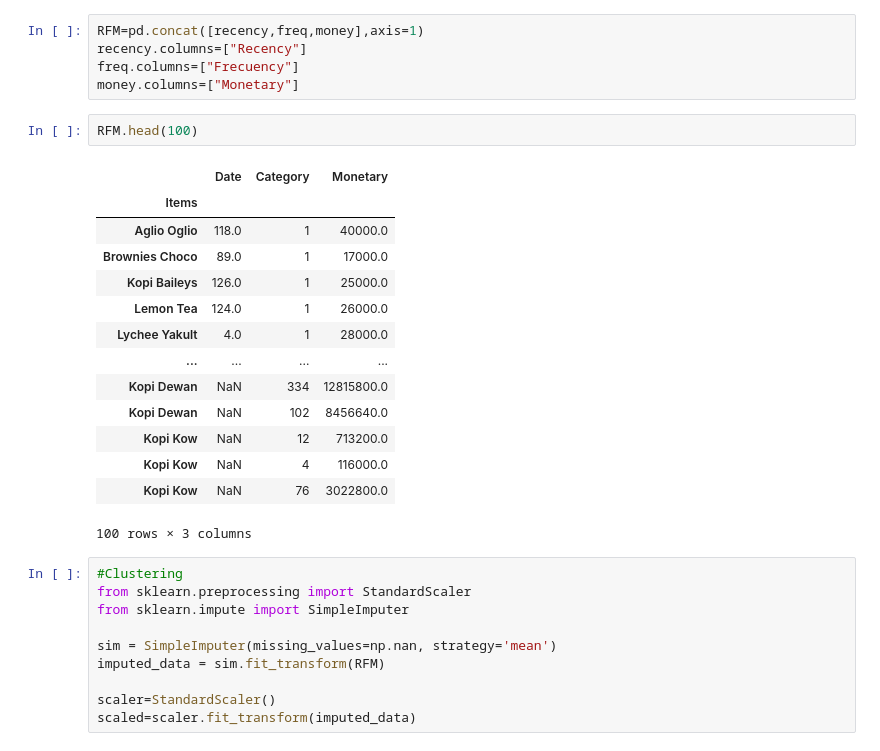
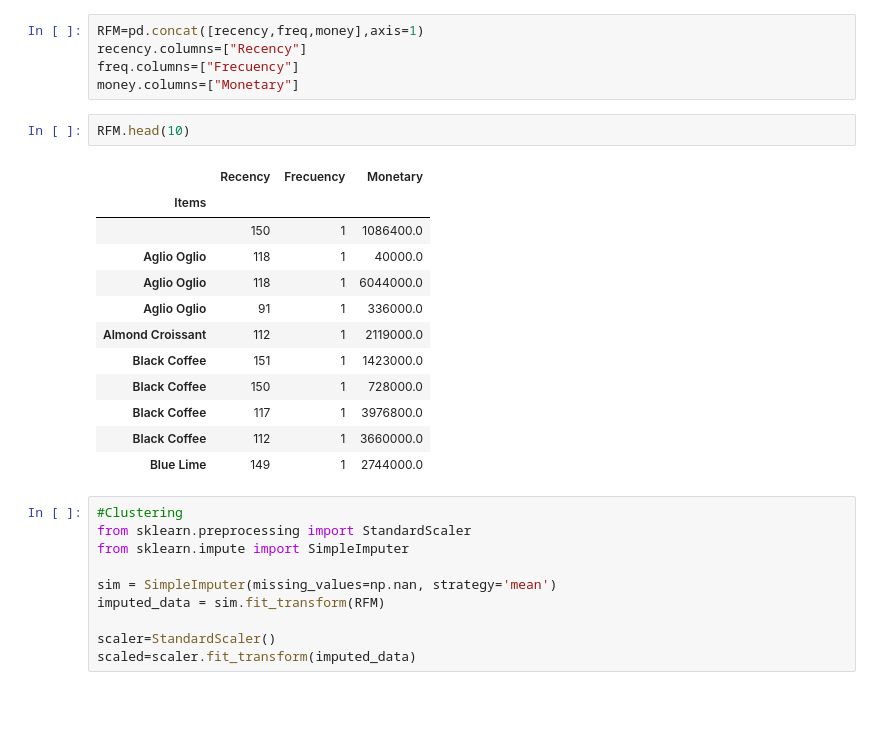
Before and after one commit to TegarMachfuzi/RFMAnalysisPhyton, a Jupyter notebook: RFM.ipynb, the cells around one changed output. Saved outputs shown, nothing was run; the diff lists cells and outputs as text; blank space fills up the shorter version.

```diff
--- a/RFM.ipynb
+++ b/RFM.ipynb
@@ -162,22 +169,20 @@ recency.columns=["Recency"]
 freq.columns=["Frecuency"]
 money.columns=["Monetary"]
 # %%
-RFM.head(100)
+RFM.head(10)
 # %% [output]
-|  | Date | Category | Monetary |
+|  | Recency | Frecuency | Monetary |
 | Items |  |  |  |
-| Aglio Oglio | 118.0 | 1 | 40000.0 |
-| Brownies Choco | 89.0 | 1 | 17000.0 |
-| Kopi Baileys | 126.0 | 1 | 25000.0 |
-| Lemon Tea | 124.0 | 1 | 26000.0 |
-| Lychee Yakult | 4.0 | 1 | 28000.0 |
-| ... | ... | ... | ... |
-| Kopi Dewan | NaN | 334 | 12815800.0 |
-| Kopi Dewan | NaN | 102 | 8456640.0 |
-| Kopi Kow | NaN | 12 | 713200.0 |
-| Kopi Kow | NaN | 4 | 116000.0 |
-| Kopi Kow | NaN | 76 | 3022800.0 |
+|  | 150 | 1 | 1086400.0 |
+| Aglio Oglio | 118 | 1 | 40000.0 |
+| Aglio Oglio | 118 | 1 | 6044000.0 |
+| Aglio Oglio | 91 | 1 | 336000.0 |
+| Almond Croissant | 112 | 1 | 2119000.0 |
+| Black Coffee | 151 | 1 | 1423000.0 |
+| Black Coffee | 150 | 1 | 728000.0 |
+| Black Coffee | 117 | 1 | 3976800.0 |
+| Black Coffee | 112 | 1 | 3660000.0 |
+| Blue Lime | 149 | 1 | 2744000.0 |
-100 rows × 3 columns
 # %%
 #Clustering
 from sklearn.preprocessing import StandardScaler
```
Also changed, not shown: parts of 7 cells of this notebook.
